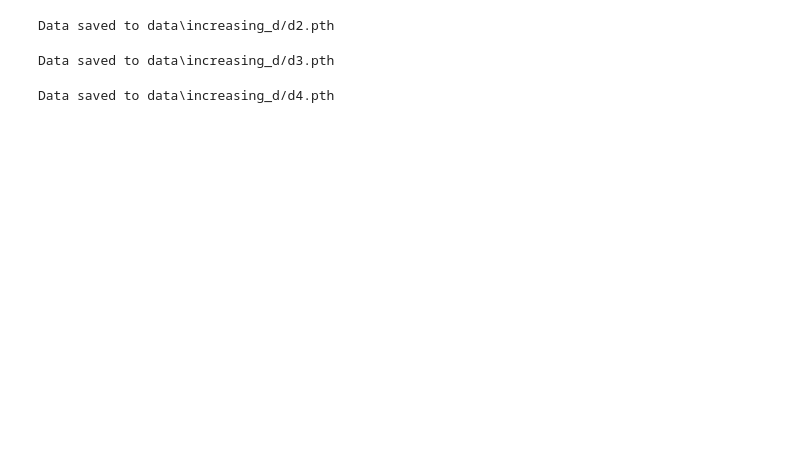
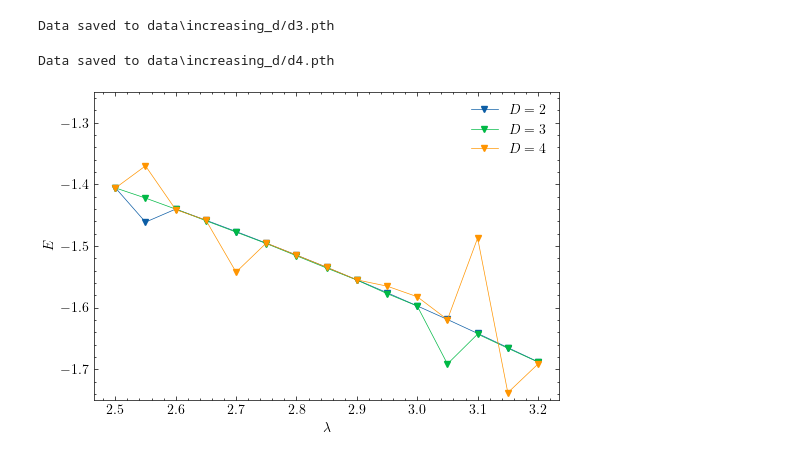
Before and after one commit to DerkNiessink/PEPSFlow, a Jupyter notebook: analysis/increasing_D.ipynb, the cells around one changed output. Saved outputs shown, nothing was run; the diff lists cells and outputs as text; code cells hidden in the pictures; blank space fills up the shorter version.

```diff
--- a/analysis/increasing_D.ipynb
+++ b/analysis/increasing_D.ipynb
@@ -11,15 +11,38 @@ from pepsflow.models.observables import Observables
 lambda_values = [lam for lam in np.arange(2.5, 3.2, 0.05)]
 
 chi = 4
-d_vals = [2, 3, 4]
+d_vals = [3, 4]
 for d in d_vals:
-    trainer = iPEPSTrainer(chi = chi, d = d, gpu=False)
-    trainer.exe(lambda_values, epochs=5, use_prev=False, runs = 5, max_iter=20)
+    trainer = iPEPSTrainer(chi = chi, d = d, gpu=False, data_fn = f"data/increasing_d/d{d}.pth")
+    trainer.exe(lambda_values, epochs=40, max_iter=50, lr = 0.1, perturbation=1e-3)
     trainer.save_data(fn = f"increasing_d/d{d}")
 # %% [output]
-Data saved to data\increasing_d/d2.pth
+Data saved to data\increasing_d/d3.pth
-Data saved to data\increasing_d/d3.pth
+Data saved to data\increasing_d/d4.pth
-Data saved to data\increasing_d/d4.pth
+# %%
+plt.figure(figsize=(6, 4))
+
+
+for d in [2, 3, 4]:
+
+    data = torch.load(f"data/increasing_d/d{d}.pth", weights_only=False)
+    lambda_values = data.keys()
+    Mz, energies, xi = [], [], []
+    for lam in lambda_values:
+        E, C, T = data[lam].forward()
+        A = data[lam].params[data[lam].map]
+        energies.append(E.detach().cpu().numpy())
+        Mz.append(abs(Observables.M(A, C, T)[2].detach().cpu().numpy()))
+
+    plt.plot(lambda_values, energies, 'v-', markersize=4, linewidth=0.5, label = f"$D={d}$")
+
+plt.legend()
+plt.xlabel(r"$\lambda$")
+plt.ylabel(r"$E$")
+plt.ylim(-1.75, -1.25)
+plt.show()
+# %% [output]
+[figure, added]
 # %%
 plt.figure(figsize=(6, 4))
 
```
Also changed, not shown: parts of 2 cells of this notebook, 13 other files.
